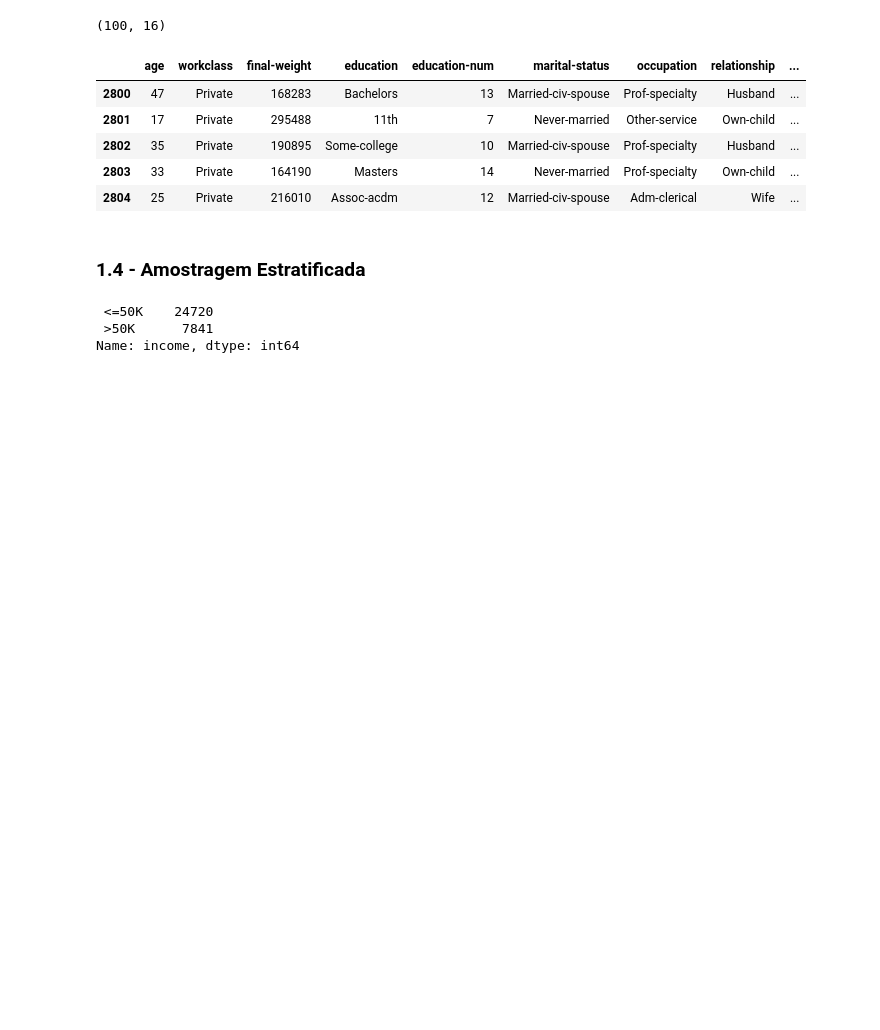
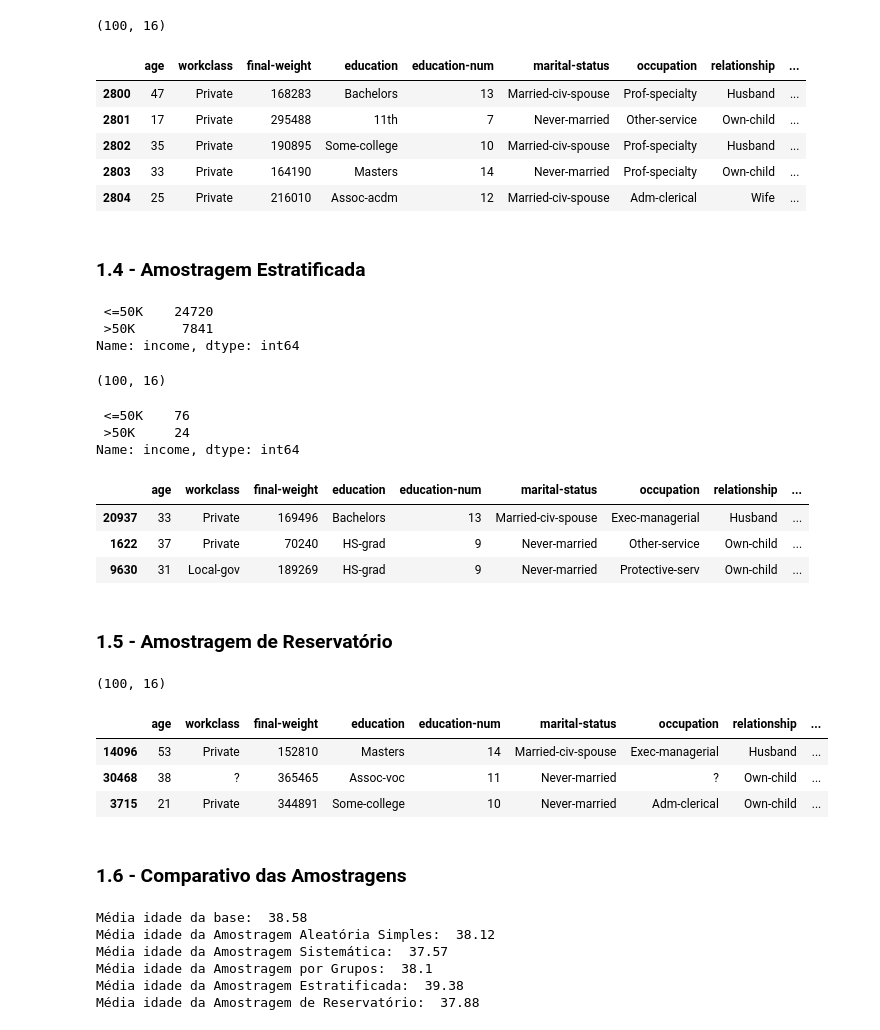
Before and after one commit to Gabrieleas10/Distribuicoes_Probabilidades, a Jupyter notebook: estatistica_completa.ipynb, the cells around one changed output. Saved outputs shown, nothing was run; the diff lists cells and outputs as text; code cells hidden in the pictures; blank space fills up the shorter version.

```diff
--- a/estatistica_completa.ipynb
+++ b/estatistica_completa.ipynb
@@ -125,3 +125,33 @@ df['income'].value_counts()
  <=50K    24720
  >50K      7841
 Name: income, dtype: int64
+# %%
+# representatividade da amostra sobre a base total
+amostra = 100 / len(df)
+# %%
+# selecionar a variavel income para ser extratificada
+split = StratifiedShuffleSplit(test_size= amostra)
+for x, y in split.split(df, df['income']):
+    df_x = df.iloc[x]
+    df_y = df.iloc[y]
+# %%
+# tamanho da amostra
+df_y.shape
+# %% [output]
+(100, 16)
+# %%
+# a amostra de 100 com a mesma proporção da base geral
+df_y.income.value_counts()
+# %% [output]
+ <=50K    76
+ >50K     24
+Name: income, dtype: int64
+# %%
+df_y.head(3)
+# %% [output]
+|  | age | workclass | final-weight | education | education-num | marital-status | occupation | relationship | ... |
+| 20937 | 33 | Private | 169496 | Bachelors | 13 | Married-civ-spouse | Exec-managerial | Husband | ... |
+| 1622 | 37 | Private | 70240 | HS-grad | 9 | Never-married | Other-service | Own-child | ... |
+| 9630 | 31 | Local-gov | 189269 | HS-grad | 9 | Never-married | Protective-serv | Own-child | ... |
+# %% [markdown]
+### 1.5 - Amostragem de Reservatório
@@ -127,0 +181,29 @@ Name: income, dtype: int64
+# %%
+# aplicação da função de amostragem de reservatório
+df_amostragem_reservatorio = amostragem_reservatorio(df, 100)
+df_amostragem_reservatorio.shape
+# %% [output]
+(100, 16)
+# %%
+df_amostragem_reservatorio.head(3)
+# %% [output]
+|  | age | workclass | final-weight | education | education-num | marital-status | occupation | relationship | ... |
+| 14096 | 53 | Private | 152810 | Masters | 14 | Married-civ-spouse | Exec-managerial | Husband | ... |
+| 30468 | 38 | ? | 365465 | Assoc-voc | 11 | Never-married | ? | Own-child | ... |
+| 3715 | 21 | Private | 344891 | Some-college | 10 | Never-married | Adm-clerical | Own-child | ... |
+# %% [markdown]
+### 1.6 - Comparativo das Amostragens
+# %%
+print('Média idade da base: ',round(df['age'].mean(),2))
+print('Média idade da Amostragem Aleatória Simples: ',round(df_amostra_aleatoria_simples['age'].mean(),2))
+print('Média idade da Amostragem Sistemática: ',round(df_amostragem_sistematica['age'].mean(),2))
+print('Média idade da Amostragem por Grupos: ',round(df_amostra_agrupamento['age'].mean(),2))
+print('Média idade da Amostragem Estratificada: ',round(df_y['age'].mean(),2))
+print('Média idade da Amostragem de Reservatório: ',round(df_amostragem_reservatorio['age'].mean(),2))
+# %% [output]
+Média idade da base:  38.58
+Média idade da Amostragem Aleatória Simples:  38.12
+Média idade da Amostragem Sistemática:  37.57
+Média idade da Amostragem por Grupos:  38.1
+Média idade da Amostragem Estratificada:  39.38
+Média idade da Amostragem de Reservatório:  37.88
```
Also changed, not shown: parts of 2 cells of this notebook.
